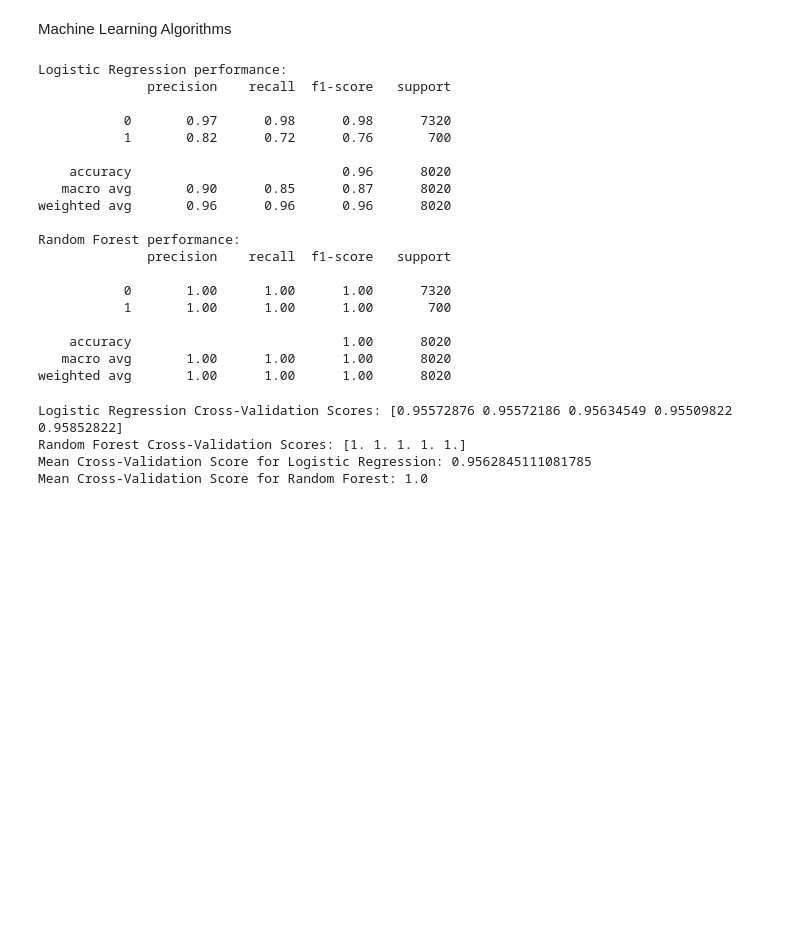
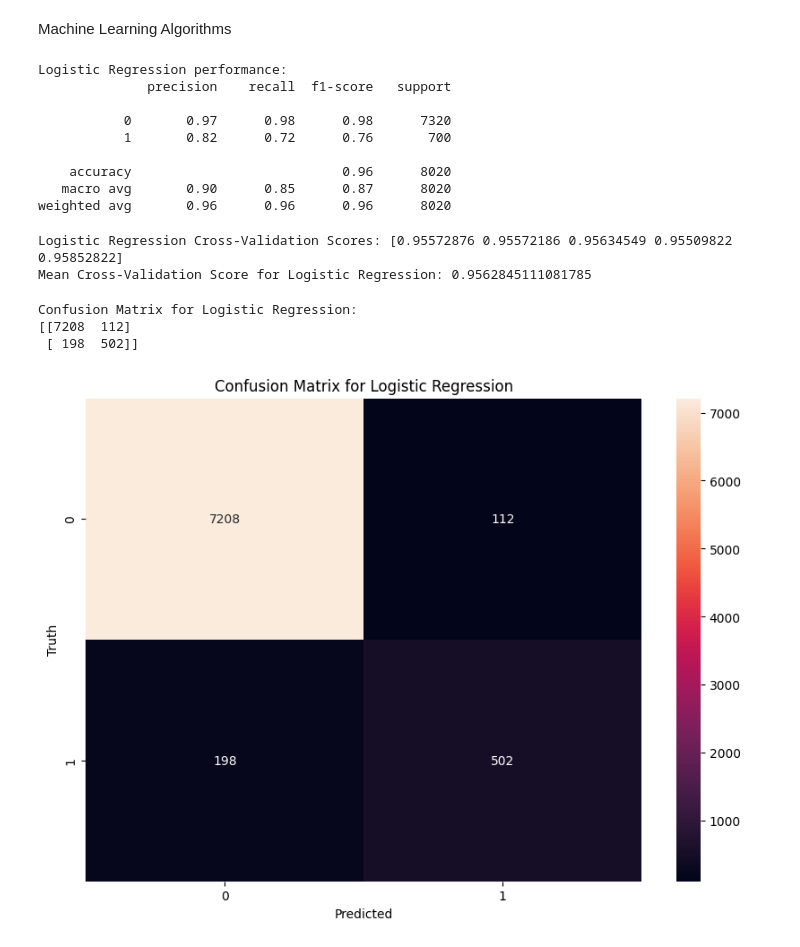
Before and after one commit to mau-JS/OracleML, a Jupyter notebook: CreditML.ipynb, the cells around one changed output. Saved outputs shown, nothing was run; the diff lists cells and outputs as text; code cells hidden in the pictures; blank space fills up the shorter version.

Commit message:
updating models

```diff
--- a/CreditML.ipynb
+++ b/CreditML.ipynb
@@ -787,44 +787,41 @@ X_train
 Machine Learning Algorithms
 # %%
 from sklearn.linear_model import LogisticRegression
-from sklearn.ensemble import RandomForestClassifier
+
 from sklearn.metrics import classification_report
 from sklearn.preprocessing import StandardScaler
 
-# Drop NaN values
+# Dropping the few NaN values that remain after data cleaning
 X_train.dropna(inplace=True)
 y_train = y_train[X_train.index]
 
 X_test.dropna(inplace=True)
 y_test = y_test[X_test.index]
 
-# Define your models
+# Defining logistic model
 logistic_regression = LogisticRegression(max_iter=1000)
-random_forest = RandomForestClassifier()
 
-# Create a scaler
+
+# Creating a scaler
 scaler = StandardScaler()
 
-# Fit and transform the train data with the scaler
+# Fitting and transforming the train data with the scaler
 X_train_scaled = scaler.fit_transform(X_train)
 
-# Transform the test data with the scaler
+# Transforming the test data with the scaler
 X_test_scaled = scaler.transform(X_test)
 
-# Train your models
+# Training your models
 logistic_regression.fit(X_train_scaled, y_train)
-random_forest.fit(X_train_scaled, y_train)
 
-# Make predictions on your test data
+
+# Making predictions on your test data
 lr_predictions = logistic_regression.predict(X_test_scaled)
-rf_predictions = random_forest.predict(X_test_scaled)
+
 
 # Evaluate your models
 print("Logistic Regression performance:")
 print(classification_report(y_test, lr_predictions))
-
-print("Random Forest performance:")
-print(classification_report(y_test, rf_predictions))
 # %% [output]
 Logistic Regression performance:
               precision    recall  f1-score   support
@@ -835,48 +832,44 @@ Logistic Regression performance:
     accuracy                           0.96      8020
    macro avg       0.90      0.85      0.87      8020
 weighted avg       0.96      0.96      0.96      8020
-
-Random Forest performance:
-              precision    recall  f1-score   support
-
-           0       1.00      1.00      1.00      7320
-           1       1.00      1.00      1.00       700
-
-    accuracy                           1.00      8020
-   macro avg       1.00      1.00      1.00      8020
-weighted avg       1.00      1.00      1.00      8020
 # %%
 from sklearn.model_selection import cross_val_score
 from sklearn.linear_model import LogisticRegression
 from sklearn.ensemble import RandomForestClassifier
 from sklearn.preprocessing import StandardScaler
 
-# Define your models
-logistic_regression = LogisticRegression(max_iter=1000)
-random_forest = RandomForestClassifier()
+# Performing cross-validation
+lr_scores = cross_val_score(logistic_regression, X_train_scaled, y_train, cv=5)
 
-# Create a scaler
-scaler = StandardScaler()
 
-# Fit and transform the train data with the scaler
-X_train_scaled = scaler.fit_transform(X_train)
+# Printing cross-validation scores
+print("Logistic Regression Cross-Validation Scores:", lr_scores)
 
-# Perform cross-validation
-lr_scores = cross_val_score(logistic_regression, X_train_scaled, y_train, cv=5)
-rf_scores = cross_val_score(random_forest, X_train_scaled, y_train, cv=5)
-
-# Print cross-validation scores
-print("Logistic Regression Cross-Validation Scores:", lr_scores)
-print("Random Forest Cross-Validation Scores:", rf_scores)
 
 # Print the mean cross-validation score
 print("Mean Cross-Validation Score for Logistic Regression:", lr_scores.mean())
-print("Mean Cross-Validation Score for Random Forest:", rf_scores.mean())
 # %% [output]
 Logistic Regression Cross-Validation Scores: [0.95572876 0.95572186 0.95634549 0.95509822 0.95852822]
-Random Forest Cross-Validation Scores: [1. 1. 1. 1. 1.]
 Mean Cross-Validation Score for Logistic Regression: 0.9562845111081785
-Mean Cross-Validation Score for Random Forest: 1.0
+# %%
+from sklearn.metrics import confusion_matrix
+lr_cm = confusion_matrix(y_test, lr_predictions)
+print("Confusion Matrix for Logistic Regression:")
+print(lr_cm)
+# %% [output]
+Confusion Matrix for Logistic Regression:
+[[7208  112]
+ [ 198  502]]
+# %%
+# Plotting confusion matrix for Logistic Regression
+plt.figure(figsize=(10,7))
+sns.heatmap(lr_cm, annot=True, fmt='d')
+plt.title('Confusion Matrix for Logistic Regression')
+plt.xlabel('Predicted')
+plt.ylabel('Truth')
+plt.show()
+# %% [output]
+[figure, added]
 # %%
 from sklearn.neighbors import KNeighborsClassifier
 from sklearn.model_selection import cross_val_score
```
Also changed, not shown: parts of 5 cells of this notebook.
